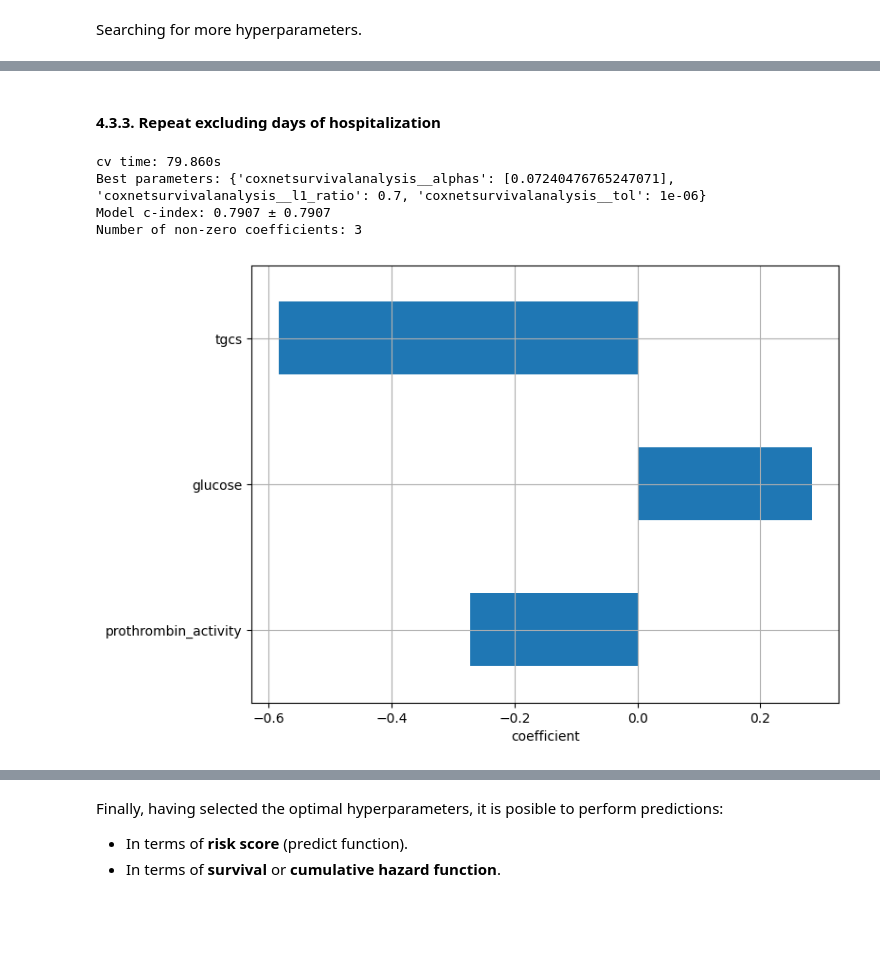
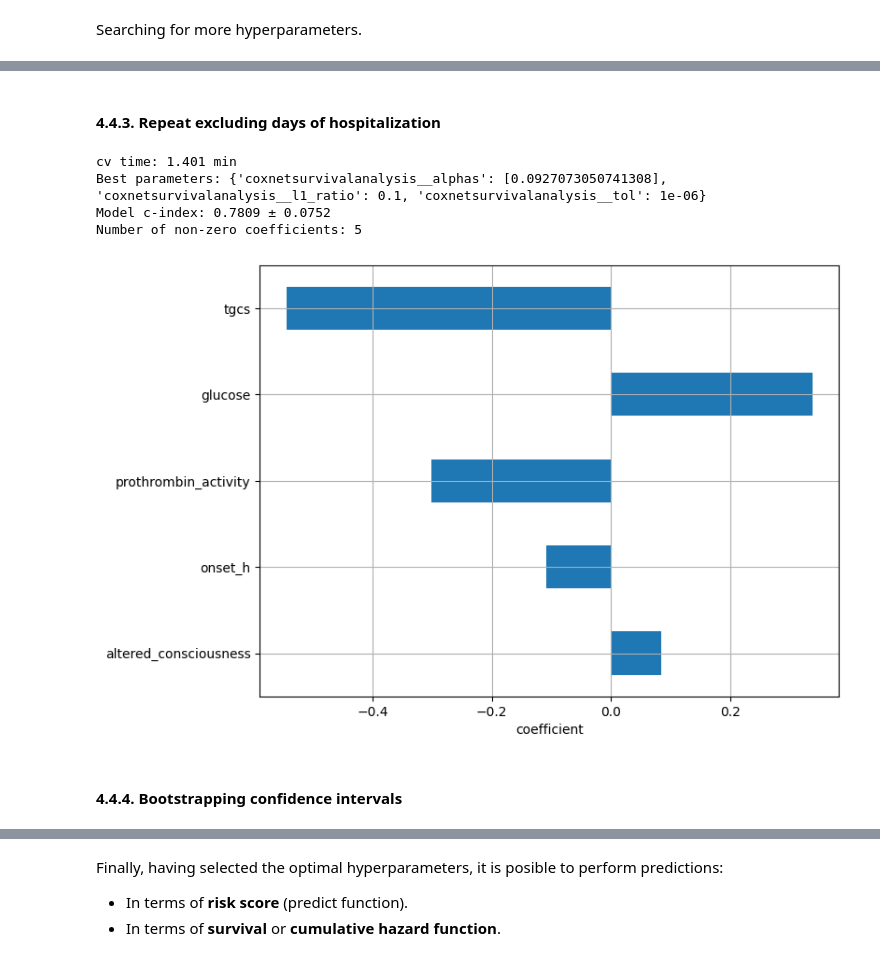
Before and after one commit to Pablomfm/Intracranial_Hemorrhages, a Jupyter notebook: 5.2 Inferential Statistics - Survival Analysis.ipynb, the cells around one changed output, grey strips where cells are left out. Cells and saved outputs as stored; diff of their text form; code cells hidden in the pictures; blank space fills up the shorter version.

```diff
--- a/5.2 Inferential Statistics - Survival Analysis.ipynb
+++ b/5.2 Inferential Statistics - Survival Analysis.ipynb
@@ -430,0 +608,21 @@ Model2 (index-c uno): 0.7668 ± 0.1158
+# %%
+fig, axs= plt.subplots(2,2, figsize=(10,9))
+fig.suptitle('Bootstrapping confidence intervals', y=0.96, size=16)
+
+sns.histplot(c_indexes_1, ax=axs[0,0])
+sns.histplot(c_unos_1,    ax=axs[0,1])
+sns.histplot(c_indexes_2, ax=axs[1,0])
+sns.histplot(c_unos_2,    ax=axs[1,1])
+
+axs[0,0].set_ylabel('Model1')
+axs[1,0].set_ylabel('Model2')
+axs[0,1].set_ylabel('')
+axs[1,1].set_ylabel('')
+
+alpha= 0.05
+axs[0,0].set_title('c_index: %.4f, %.0f%%CI %.4f and %.4f' % (ci_c_indexes_1[0], (1-alpha)*100, ci_c_indexes_1[1], ci_c_indexes_1[2]))
+axs[0,1].set_title('c_uno:   %.4f, %.0f%%CI %.4f and %.4f' % (ci_unos_1[0],      (1-alpha)*100, ci_unos_1[1],      ci_unos_1[2]))
+axs[1,0].set_title('c_index: %.4f, %.0f%%CI %.4f and %.4f' % (ci_c_indexes_1[0], (1-alpha)*100, ci_c_indexes_1[1], ci_c_indexes_1[2]))
+axs[1,1].set_title('c_uno:   %.4f, %.0f%%CI %.4f and %.4f' % (ci_unos_1[0],      (1-alpha)*100, ci_unos_1[1],      ci_unos_1[2]))
+
+fig.subplots_adjust(hspace=0.2, wspace=0.2)
@@ -438,8 +640,8 @@ It is useful to transform coeficients, into **hazard ratios**.
 # %%
 cox_reg= CoxPHSurvivalAnalysis()
-cox_reg.fit(cox_vars, y_vars) # final model trained with all data
+cox_reg.fit(df_cox_vars, y_cox) # final model trained with cox_vars
 
-pd.DataFrame(data={'Risk factor':cox_variables,
+pd.DataFrame(data={'Risk factor':cox_vars,
                    'Coefficient [\u03B2]': np.round(cox_reg.coef_,4),
                    'Hazard ratio [exp(\u03B2)]': np.round(np.exp(cox_reg.coef_),4)})
 # %% [output]
@@ -466,6 +713,6 @@ Linear models, like *Cox regression*, do not require to normalize or to standari
    - Search **best parameters**: $\alpha$, $r$ (*l1_ratio*), and tol (*tolerance*).
 # %%
 # Set fitting data
-X_data= cox_vars
-y_data= y_vars
+X_data= df_cox_vars
+y_data= y_cox
 # %% [markdown]
@@ -482,7 +729,7 @@ coxnet_alpha_gcv= GridSearchCV(make_pipeline(StandardScaler(), CoxnetSurvivalAna
                                param_grid={'coxnetsurvivalanalysis__alphas': [[v] for v in alphas]},
                                cv=KFold(n_splits=5, shuffle=True, random_state=0),
                                error_score=0.5,
-                               n_jobs=1).fit(X_data, y_vars)
+                               n_jobs=1).fit(X_data, y_data)
 
 coxnet_alpha_cv_results= pd.DataFrame(coxnet_alpha_gcv.cv_results_)
 # %% [markdown]
@@ -618,9 +864,9 @@ Number of non-zero coefficients: 7
 # %% [markdown]
-#### 4.3.3. Repeat excluding days of hospitalization
+#### 4.4.3. Repeat excluding days of hospitalization
 # %%
 # Set fitting data
-X_data2= cox_vars.iloc[:,1:] # remove hospitalization days
-y_data= y_vars
+X_data2= df_cox_vars2 # remove hospitalization days
+y_data2= y_cox2
 
 coxnet2_gcv= GridSearchCV(estimator=coxnet_pipe,
                           param_grid=param_grid,
@@ -630,43 +876,44 @@ coxnet2_gcv= GridSearchCV(estimator=coxnet_pipe,
 
 # Fit the model
 t0= time()
-coxnet2_gcv.fit(X_data2, y_data)
+coxnet2_gcv.fit(X_data2, y_data2)
 tcv2= time()-t0
 
 # Summary
-print('cv time: %0.3fs'%(tcv2))
+print('cv time: %0.3f min'%(tcv2/60))
 print('Best parameters:', coxnet2_gcv.best_params_)
-
 
 # Results
 coxnet2_cv_results= pd.DataFrame(coxnet2_gcv.cv_results_)
 
 # Harrell's c-index
 best_coxnet2_mean_cindex, best_coxnet2_std_cindex= coxnet2_cv_results[coxnet2_cv_results['rank_test_score'] == 1][['mean_test_score', 'std_test_score']].values[0]
-print('Model c-index:', np.round(best_coxnet2_mean_cindex,4), '±', np.round(best_coxnet2_mean_cindex,4))
+print('Model c-index:', np.round(best_coxnet2_mean_cindex,4), '±', np.round(1.96*best_coxnet2_std_cindex,4))
 
 # Coefficients
 best_coxnet2= coxnet2_gcv.best_estimator_.named_steps['coxnetsurvivalanalysis']
 
 best_coefs2= pd.DataFrame(best_coxnet2.coef_, index=X_data2.columns, columns=['coefficient'])
 best_coefs2['hazard ratio [exp(\u03B2)]']= np.exp(best_coxnet2.coef_)
 round(best_coefs2,4)
 
 # Select non-zero coefficients
 non_zero2= np.sum(best_coefs2.iloc[:,0] != 0)
 print('Number of non-zero coefficients: {}'.format(non_zero2))
 
 non_zero_coefs2= best_coefs2.query('coefficient != 0')
 coef_order2= non_zero_coefs2.abs().sort_values('coefficient').index
 
 # Plot non-zero coefficients
 _, ax= plt.subplots(figsize=(8,6))
 non_zero_coefs2.loc[coef_order2,'coefficient'].plot.barh(ax=ax, legend=False)
 ax.set_xlabel('coefficient')
 ax.grid(True)
 # %% [output]
-cv time: 79.860s
-Best parameters: {'coxnetsurvivalanalysis__alphas': [0.07240476765247071], 'coxnetsurvivalanalysis__l1_ratio': 0.7, 'coxnetsurvivalanalysis__tol': 1e-06}
-Model c-index: 0.7907 ± 0.7907
-Number of non-zero coefficients: 3
+cv time: 1.401 min
+Best parameters: {'coxnetsurvivalanalysis__alphas': [0.0927073050741308], 'coxnetsurvivalanalysis__l1_ratio': 0.1, 'coxnetsurvivalanalysis__tol': 1e-06}
+Model c-index: 0.7809 ± 0.0752
+Number of non-zero coefficients: 5
-[figure, old version]
+[figure, new version]
+# %% [markdown]
+#### 4.4.4. Bootstrapping confidence intervals
```
Also changed, not shown: parts of 72 cells of this notebook.
